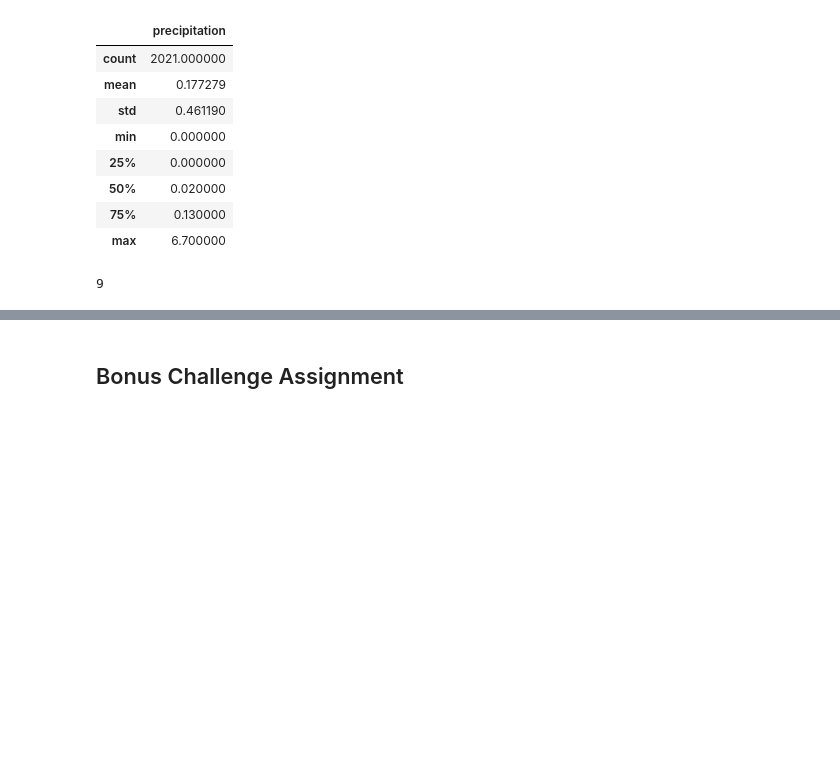
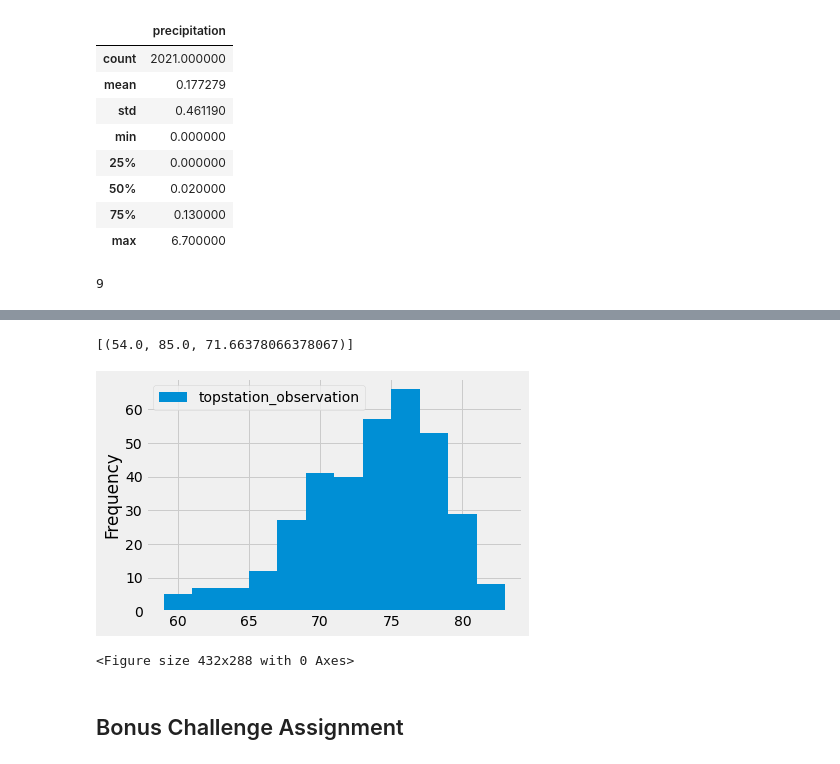
Before and after one commit to sadik-20/Sqlalchemy-Challenge, a Jupyter notebook: climate_starter.ipynb, the cells around one changed output, grey strips where cells are left out. Saved outputs shown, nothing was run; the diff lists cells and outputs as text; code cells hidden in the pictures; blank space fills up the shorter version.

Commit message:
added hist plt station analysis

```diff
--- a/climate_starter.ipynb
+++ b/climate_starter.ipynb
@@ -109,9 +121,35 @@ group_by(Measurement.station).order_by(func.count(Measurement.tobs).desc())
 # %%
 # Using the station id from the previous query, calculate the lowest temperature recorded,
 # highest temperature recorded, and average temperature of the most active station?
+most_active_station = station_list[0][0]
+
+statstics = session.query(func.min(Measurement.tobs),func.max(Measurement.tobs),func.avg(Measurement.tobs)).\
+filter(Measurement.station == most_active_station)
+statstics_list = list(statstics)
+print(statstics_list)
+# %% [output]
+[(54.0, 85.0, 71.66378066378067)]
 # %%
 # Choose the station with the highest number of temperature observations.
 # Query the last 12 months of temperature observation data for this station and plot the results as a histogram
+topstation_observation = session.query(Measurement.tobs)\
+.filter(Measurement.date >= year_ago_from_current)\
+.filter(Measurement.date <= current_date)\
+.filter(Measurement.station == most_active_station)\
+
+topstation_observation_list = []
+for tob in topstation_observation:
+    topstation_observation_list.append(tob[0])
+
+fig = plt.figure()
+plt.hist(topstation_observation_list, bins =12 , label = 'topstation_observation')
+plt.ylabel("Frequency")
+plt.legend(loc="upper left")
+plt.show()
+plt.savefig("station_observation_analysis.png")
+# %% [output]
+[figure, added]
+<Figure size 432x288 with 0 Axes>
 # %% [markdown]
 ## Bonus Challenge Assignment
 # %%
```
Also changed, not shown: parts of 1 cell of this notebook, 1 other file.
